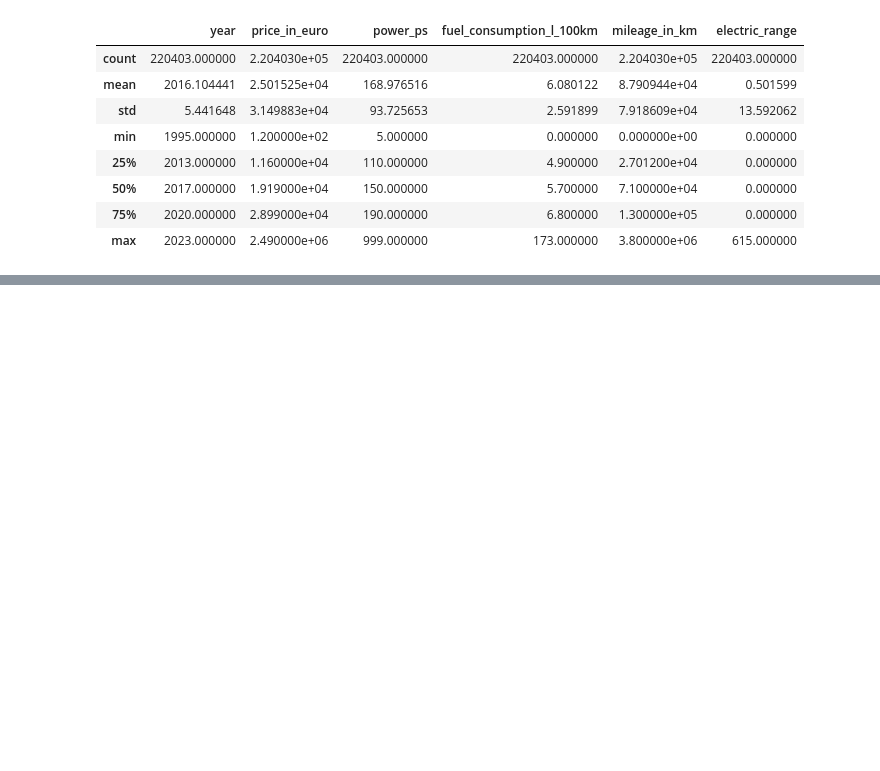
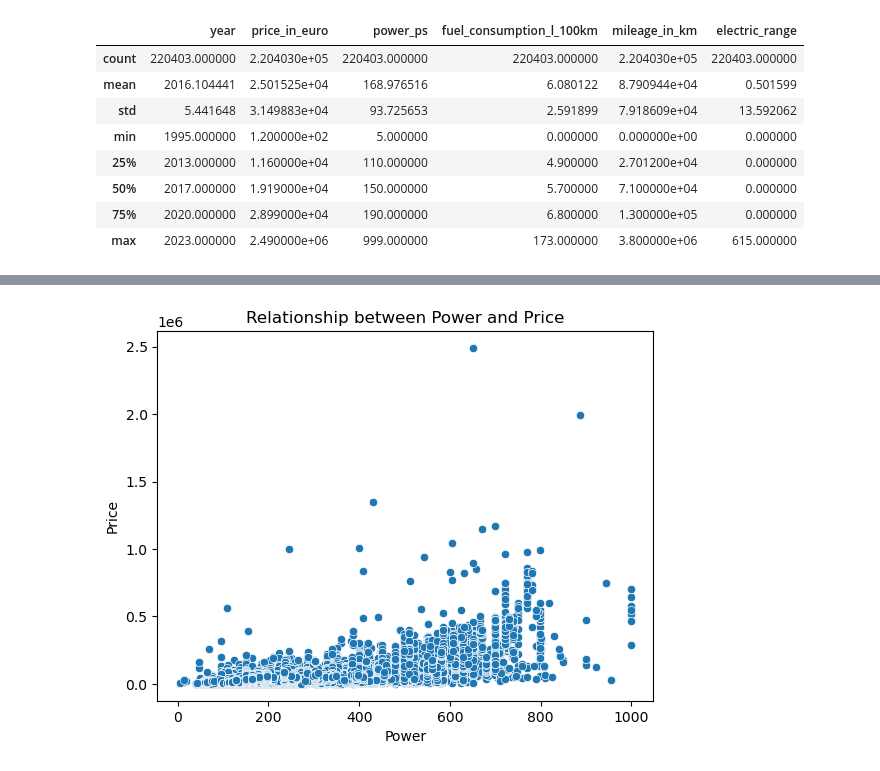
Before and after one commit to Matei00/UsedCars, a Jupyter notebook: UsedCars.ipynb, the cells around one changed output, grey strips where cells are left out. Drawn from its saved outputs; the diff is of its cells as text; code cells hidden in the pictures; blank space fills up the shorter version.

```diff
--- a/UsedCars.ipynb
+++ b/UsedCars.ipynb
@@ -220,0 +249,8 @@ memory usage: 18.5+ MB
+# %%
+sns.scatterplot(data=df, x='power_ps', y='price_in_euro')
+plt.title('Relationship between Power and Price')
+plt.xlabel('Power')
+plt.ylabel('Price')
+plt.show()
+# %% [output]
+[figure, added]
```
Also changed, not shown: parts of 15 cells of this notebook.
